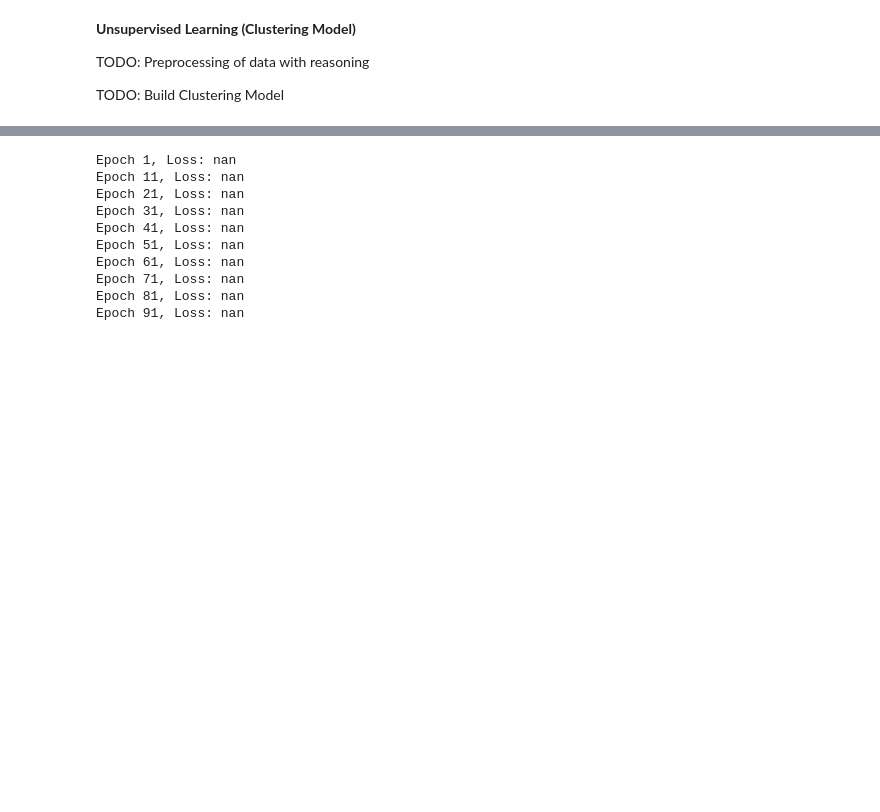
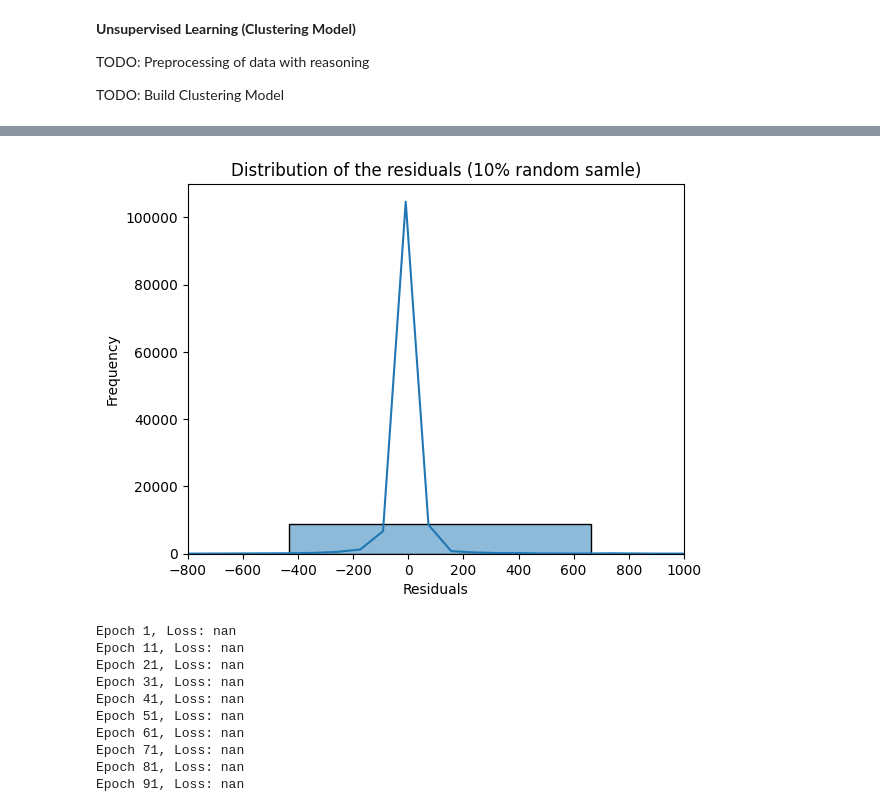
Before and after one commit to ThomasNicolai/info284groupexam, a Jupyter notebook: groupexam.ipynb, the cells around one changed output, grey strips where cells are left out. Saved outputs shown, nothing was run; the diff lists cells and outputs as text; code cells hidden in the pictures; blank space fills up the shorter version.

```diff
--- a/groupexam.ipynb
+++ b/groupexam.ipynb
@@ -406,3 +400,21 @@ MSE: 53254.125927101086
+# %%
+residuals = y_test - y_pred
+
+residuals = residuals[~np.isnan(residuals)]
+residuals = residuals[np.isfinite(residuals)]
+
+# Distribution of 10% random sample of the data resudials
+test_size = int(len(residuals) * 0.1)
+random_sample = np.random.choice(residuals, size=test_size, replace=False)
+
+plt.xlim(-800, 1000)
+sns.histplot(random_sample, kde=True)
+plt.title('Distribution of the residuals (10% random samle)')
+plt.xlabel('Residuals')
+plt.ylabel('Frequency')
+plt.show()
+# %% [output]
+[figure, added]
 # %%
 import torch
 import torch.nn as nn
```
Also changed, not shown: parts of 8 cells of this notebook.
